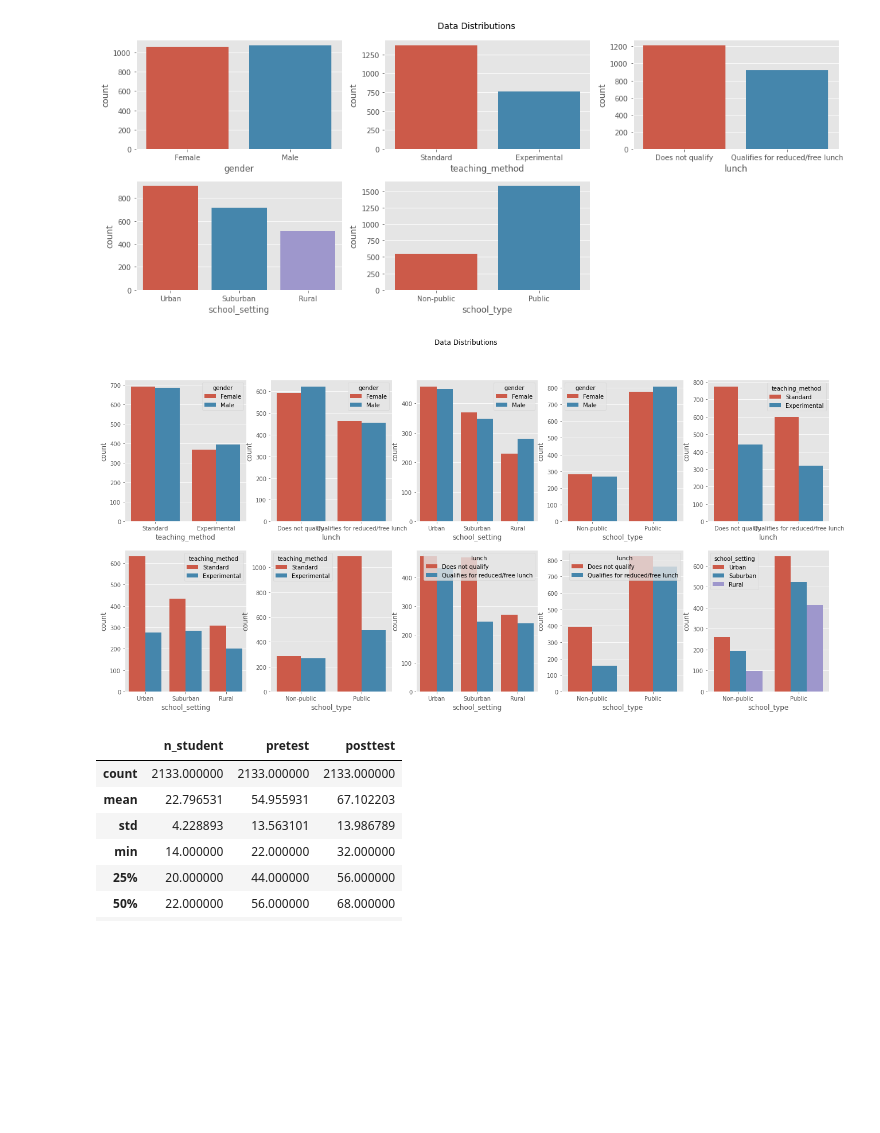
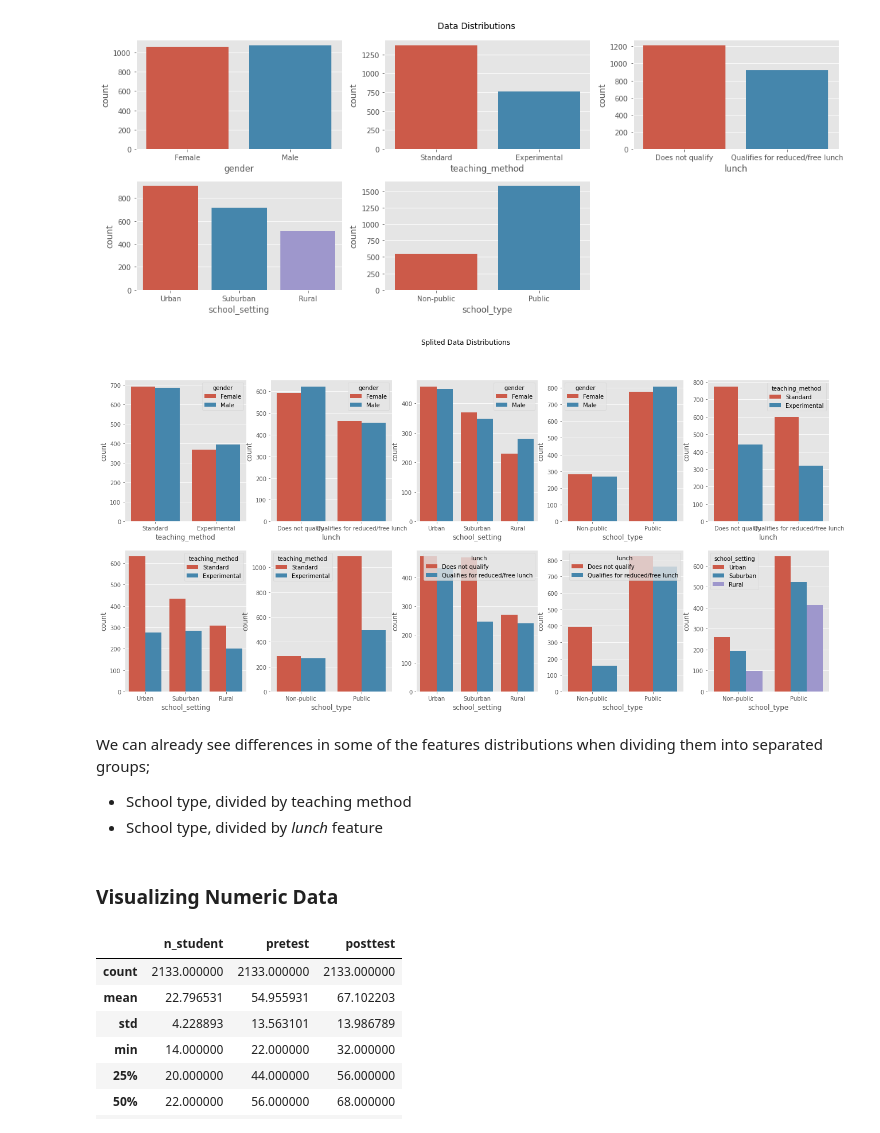
Before and after one commit to Matt88Ac/ModernStatistics_Final, a Jupyter notebook: Test_Scores.ipynb, the cells around one changed output. Cells and saved outputs as stored; diff of their text form; code cells hidden in the pictures; blank space fills up the shorter version.

```diff
--- a/Test_Scores.ipynb
+++ b/Test_Scores.ipynb
@@ -55,18 +55,24 @@ plt.show()
 [figure]
 # %%
 plt.figure(figsize=(22, 10))
-plt.suptitle('Data Distributions splite')
+plt.suptitle('Splited Data Distributions')
 index = 1
 for i, hue in enumerate(['gender', 'teaching_method', 'lunch', 'school_setting', 'school_type']):
     for j, col in enumerate(['gender', 'teaching_method', 'lunch', 'school_setting', 'school_type']):
         if j <= i:
             continue
         plt.subplot(2, 5, index)
         index += 1
         sns.countplot(data=df, x=col, hue=hue)
 plt.show()
 # %% [output]
-[figure, old version]
+[figure, new version]
+# %% [markdown]
+We can already see differences in some of the features distributions when dividing them into separated groups;
+- School type, divided by teaching method
+- School type, divided by *lunch* feature
+# %% [markdown]
+### Visualizing Numeric Data
 # %%
 df.describe()
 # %% [output]
```
Also changed, not shown: parts of 8 cells of this notebook.
